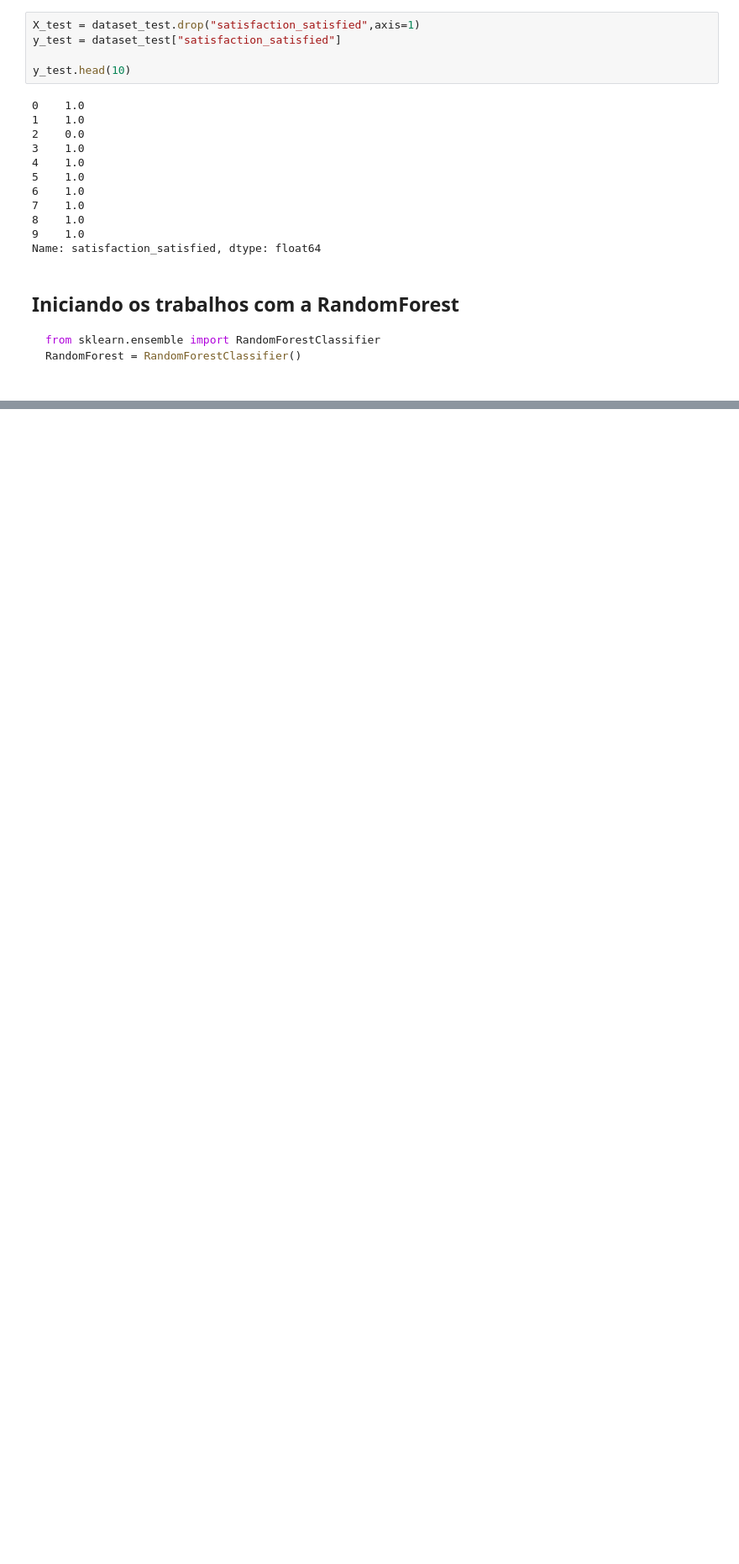
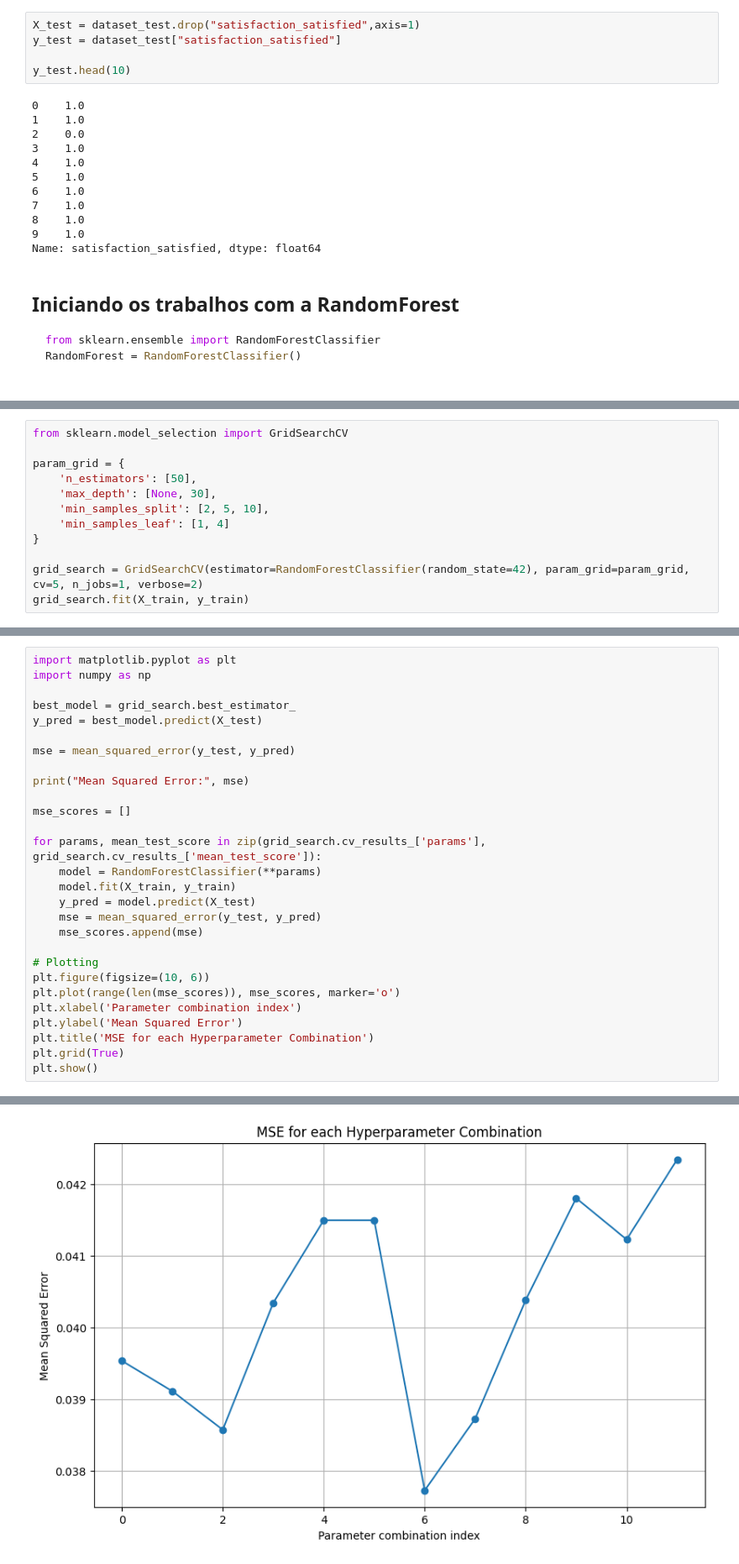
Before and after one commit to FrederickAlmeida/Airline-Passenger-Satisfaction, a Jupyter notebook: random_forest.ipynb, the cells around one changed output, grey strips where cells are left out. Shown at 84% size. Saved outputs shown, nothing was run; the diff lists cells and outputs as text; blank space fills up the shorter version.

Commit message:
kinda finished randomforests

```diff
--- a/random_forest.ipynb
+++ b/random_forest.ipynb
@@ -94,0 +99,12 @@ import mlflow
+# %%
+from sklearn.model_selection import GridSearchCV
+
+param_grid = {
+    'n_estimators': [50],
+    'max_depth': [None, 30],
+    'min_samples_split': [2, 5, 10],
+    'min_samples_leaf': [1, 4]
+}
+
+grid_search = GridSearchCV(estimator=RandomForestClassifier(random_state=42), param_grid=param_grid, cv=5, n_jobs=1, verbose=2)
+grid_search.fit(X_train, y_train)
@@ -94,0 +140,29 @@ import mlflow
+# %%
+import matplotlib.pyplot as plt
+import numpy as np
+
+best_model = grid_search.best_estimator_
+y_pred = best_model.predict(X_test)
+
+mse = mean_squared_error(y_test, y_pred)
+
+print("Mean Squared Error:", mse)
+
+mse_scores = []
+
+for params, mean_test_score in zip(grid_search.cv_results_['params'], grid_search.cv_results_['mean_test_score']):
+    model = RandomForestClassifier(**params)
+    model.fit(X_train, y_train)
+    y_pred = model.predict(X_test)
+    mse = mean_squared_error(y_test, y_pred)
+    mse_scores.append(mse)
+
+# Plotting
+plt.figure(figsize=(10, 6))
+plt.plot(range(len(mse_scores)), mse_scores, marker='o')
+plt.xlabel('Parameter combination index')
+plt.ylabel('Mean Squared Error')
+plt.title('MSE for each Hyperparameter Combination')
+plt.grid(True)
+plt.show()
+# %% [output]
@@ -94,0 +170 @@ import mlflow
+[figure, added]
```
Also changed, not shown: parts of 19 cells of this notebook.
